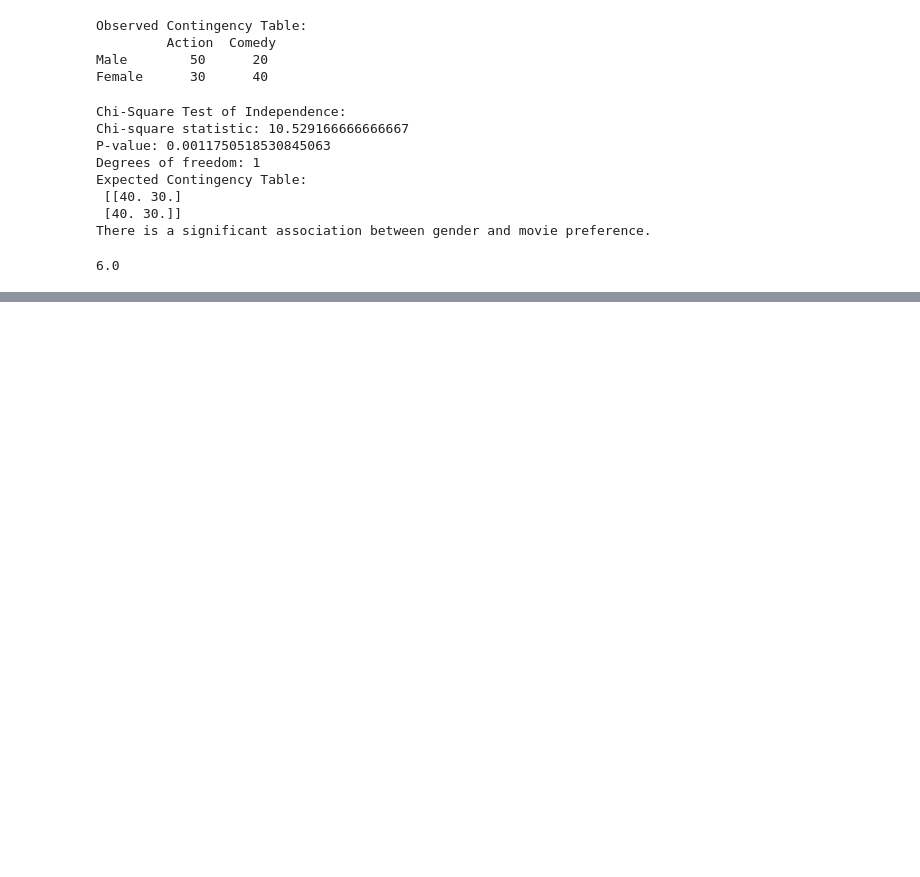
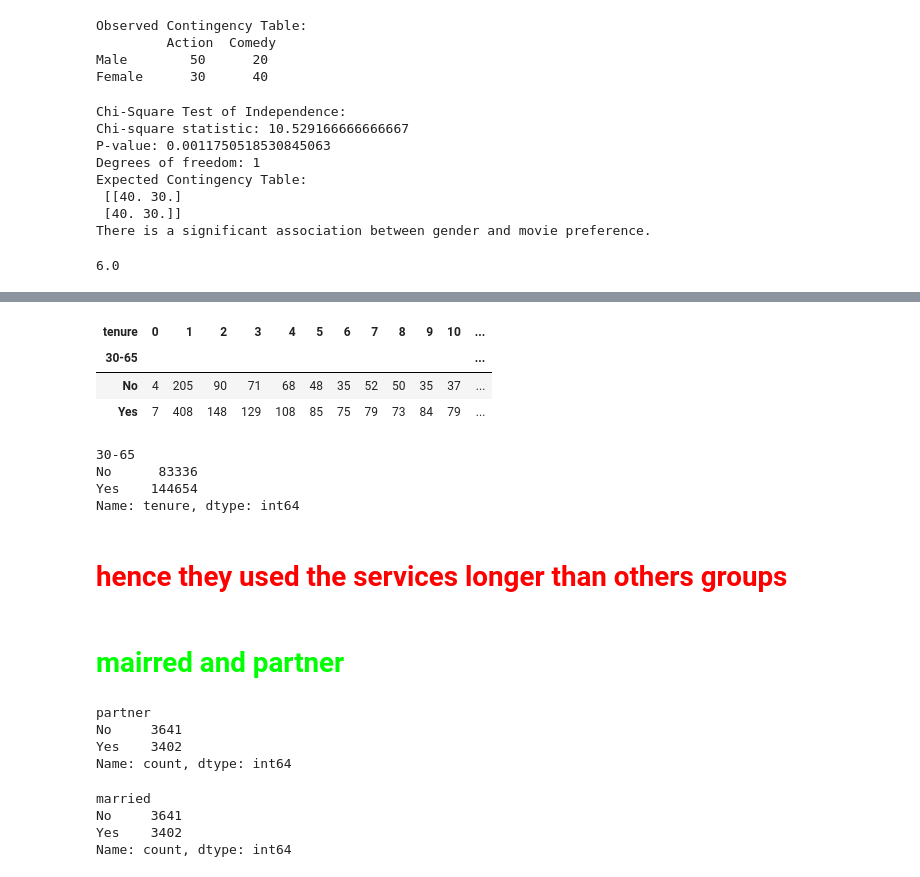
Before and after one commit to Harsh-Tiwadi/Customer-churn, a Jupyter notebook: notebook/EDA.ipynb, the cells around one changed output, grey strips where cells are left out. Saved outputs shown, nothing was run; the diff lists cells and outputs as text; code cells hidden in the pictures; blank space fills up the shorter version.

```diff
--- a/notebook/EDA.ipynb
+++ b/notebook/EDA.ipynb
@@ -120,0 +160,3 @@ sqrt(36)
+# %%
+df.internet_type.fillna(method='ffill', axis=0, inplace=True)
+df.internet_type.fillna(method='bfill', axis=0, inplace=True)
@@ -120,0 +274,2 @@ sqrt(36)
+# %%
+df['30-65'] = df.apply(lambda x: 'Yes' if (x['under_30']=='No' and x['senior_citizen']=='No') else 'No', axis=1) # senior_citizen start after 65
@@ -120,0 +297,34 @@ sqrt(36)
+# %%
+between_tenure = pd.crosstab(df['30-65'], df['tenure'])
+between_tenure
+# %% [output]
+| tenure | 0 | 1 | 2 | 3 | 4 | 5 | 6 | 7 | 8 | 9 | 10 | ... |
+| 30-65 |  |  |  |  |  |  |  |  |  |  |  | ... |
+| No | 4 | 205 | 90 | 71 | 68 | 48 | 35 | 52 | 50 | 35 | 37 | ... |
+| Yes | 7 | 408 | 148 | 129 | 108 | 85 | 75 | 79 | 73 | 84 | 79 | ... |
+# %%
+between_tenure_group = df.groupby('30-65')['tenure'].sum()
+between_tenure_group
+# %% [output]
+30-65
+No      83336
+Yes    144654
+Name: tenure, dtype: int64
+# %% [markdown]
+# <span style='color:red'> hence they used the services longer than others groups
+# %% [markdown]
+# <span style=color:lime> mairred and partner
+# %%
+df.partner.value_counts()
+# %% [output]
+partner
+No     3641
+Yes    3402
+Name: count, dtype: int64
+# %%
+df.married.value_counts()
+# %% [output]
+married
+No     3641
+Yes    3402
+Name: count, dtype: int64
```
Also changed, not shown: parts of 36 cells of this notebook.
